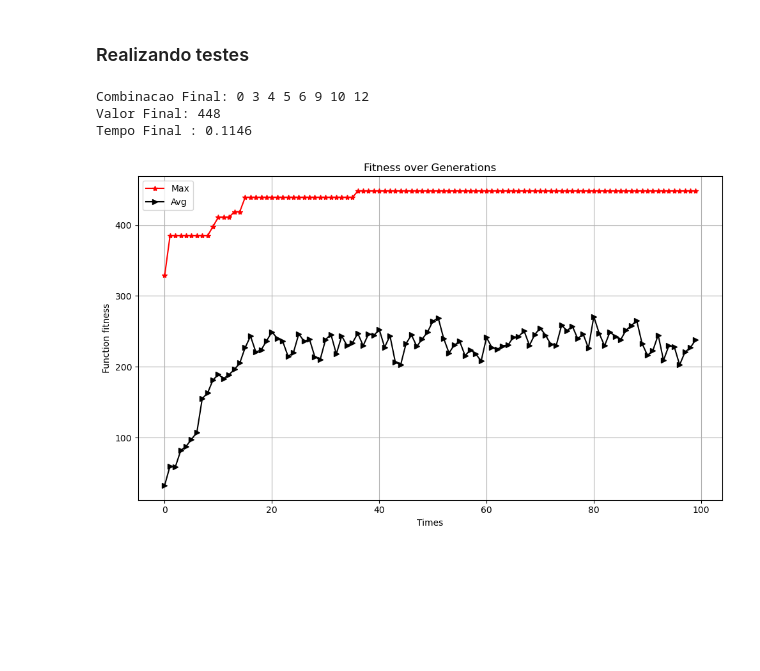
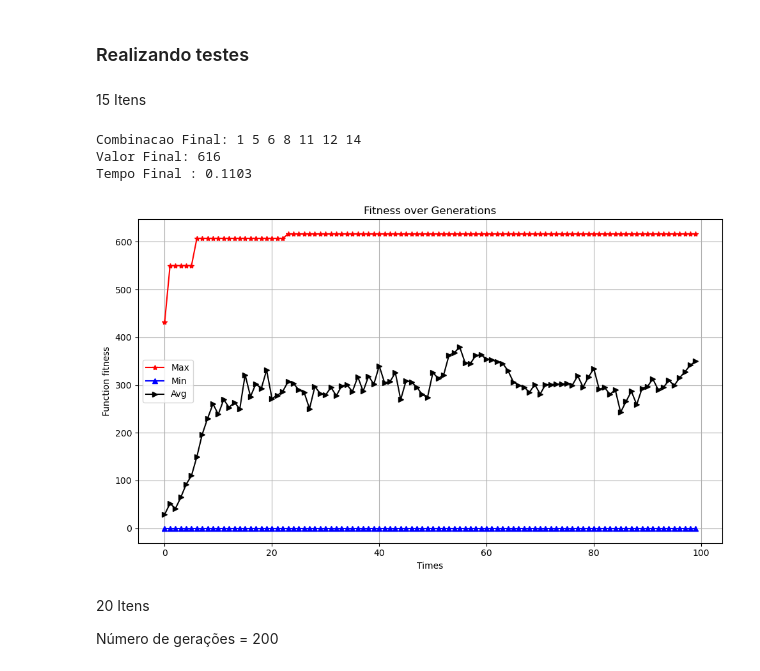
Before and after one commit to Francis1408/Genetic_Algorithm_Implementations, a Jupyter notebook: Knapsack_Problem.ipynb, the cells around one changed output. Cells and saved outputs as stored; diff of their text form; code cells hidden in the pictures; blank space fills up the shorter version.

```diff
--- a/Knapsack_Problem.ipynb
+++ b/Knapsack_Problem.ipynb
@@ -168,6 +190,6 @@ CAPACITY = 50
 CROSSOVER_RATE = 0.8
 DIVISION_NUM = 2
 MUTATION_RATE = 0.05
-ELITE_RATE = 0.1
+ELITE_RATE = 0.01
 GENERATION_NUM = 100
 # %%
@@ -420,6 +443,7 @@ def geneticAlgorithm(items):
 
     # Listas para salvar estatisticas sobre os fitness de cada geração
     best_fitness_per_generation = []
+    worst_fitness_per_generation = []
     avg_fitness_per_generation = []
 
     # Gera a população inicial
@@ -436,10 +460,12 @@ def geneticAlgorithm(items):
         # Encontra o melhor fitness da atual geração e a média de fitness
         fitness_values = [ind[1] for ind in evaluated_population]
         best_fitness = max(fitness_values)
+        worst_fitness = min(fitness_values)
         avg_fitness = sum(fitness_values)/ len(fitness_values)
 
         # Salva esses valores
         best_fitness_per_generation.append(best_fitness)
+        worst_fitness_per_generation.append(worst_fitness)
         avg_fitness_per_generation.append(avg_fitness)
 
         # ======== FASE DE SELEÇÃO ==============
@@ -492,22 +518,35 @@ def geneticAlgorithm(items):
 
     end = time.time() - start # Coleta o tempo de execução
 
-    return best_individual, best_fitness_per_generation, avg_fitness_per_generation, end
+    return best_individual, best_fitness_per_generation, worst_fitness_per_generation, avg_fitness_per_generation, end
 # %% [markdown]
 ### Realizando testes
+# %%
+# Função para printar resultados
+
+def showResultsGA(best_individual, finalTime):
+    print('Combinacao Final:', end=' ')
+    for index, gene in enumerate(best_individual[0]):
+        if gene == 1:
+            print(index, end=' ')
+    print(f'\nValor Final: {best_individual[1]}\nTempo Final : {finalTime:.4f}')
 # %%
 # Função para gerar gráfico de avalição
 
-def plotGraph(best_fitness, avg_fitness):
+def plotGraph(best_fitness, worst_fitness, avg_fitness):
 
     generations = list(range(len(avg_fitness)))
     avg = avg_fitness
     max_ = best_fitness
+    min_ = worst_fitness
 
     plt.figure(figsize=(10, 6))
 
     # Plotando valor maximo
     plt.plot(generations, max_, 'r-*', label='Max')
+
+    # Plotando valor minimo
+    plt.plot(generations, min_, 'b-^', label='Min')
 
     # Plotando valor medio
     plt.plot(generations, avg, 'k->', label='Avg')
@@ -521,20 +560,23 @@ def plotGraph(best_fitness, avg_fitness):
 
     plt.tight_layout()
     plt.show()
+# %% [markdown]
+15 Itens
 # %%
 # Teste com 15 itens
-best_individual15, best_fiteness_generation15, avg_fitness_per_generation15, finalTime15 = geneticAlgorithm(items15)
+best_individual15, best_fiteness_generation15, worst_fitness_per_generation15, avg_fitness_per_generation15, finalTime15 = geneticAlgorithm(items15)
 
-print('Combinacao Final:', end=' ')
-for index, gene in enumerate(best_individual15[0]):
-    if gene == 1:
-        print(index, end=' ')
-print(f'\nValor Final: {best_individual15[1]}\nTempo Final : {finalTime15:.4f}')
+# Printando resultados
+showResultsGA(best_individual15, finalTime15)
 
 # Gerando grafico
-plotGraph(best_fiteness_generation15, avg_fitness_per_generation15)
+plotGraph(best_fiteness_generation15, worst_fitness_per_generation15, avg_fitness_per_generation15)
 # %% [output]
-Combinacao Final: 0 3 4 5 6 9 10 12
-Valor Final: 448
-Tempo Final : 0.1146
+Combinacao Final: 1 5 6 8 11 12 14
+Valor Final: 616
+Tempo Final : 0.1103
-[figure, old version]
+[figure, new version]
+# %% [markdown]
+20 Itens
+
+Número de gerações = 200
```
Also changed, not shown: parts of 46 cells of this notebook.
